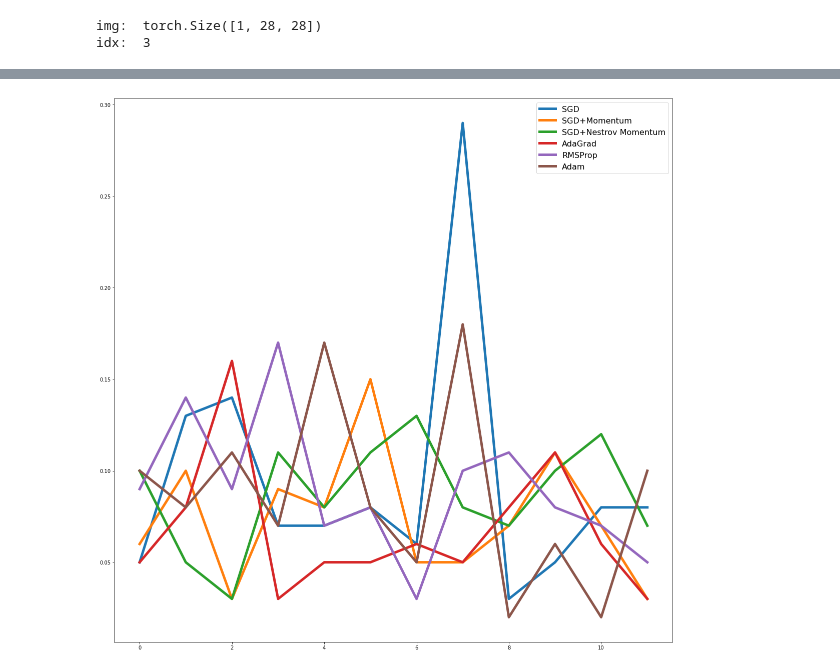
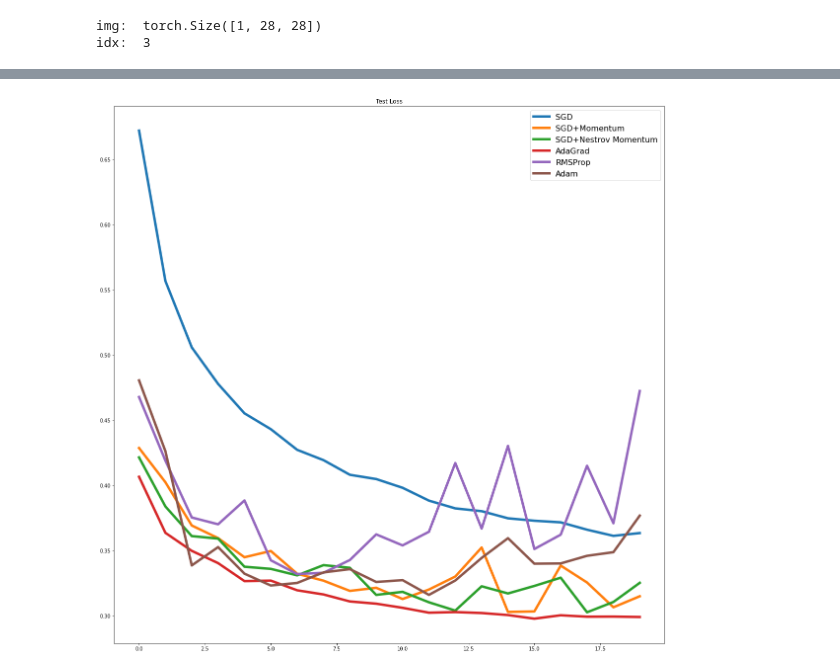
Before and after one commit to timointhebush/4-1-deeplearning, a Jupyter notebook: week6/fasiont_mnist.ipynb, the cells around one changed output, grey strips where cells are left out. Cells and saved outputs as stored; diff of their text form; code cells hidden in the pictures.

```diff
--- a/week6/fasiont_mnist.ipynb
+++ b/week6/fasiont_mnist.ipynb
@@ -283,7 +285,0 @@ Test Error:
-# %%
-idx_arr = []
-idx = 0
-while idx < len(sgd_loss_arr):
-    idx_arr.append(idx)
-    idx += 800
-print(idx_arr)
@@ -292,9 +286,17 @@ print(idx_arr)
-# %%
-loss_arr_list = [sgd_loss_arr, sgd_momentum_loss_arr, sgd_nestrov_momentum_loss_arr, adaGrad_loss_arr, rmsProp_loss_arr, adam_loss_arr]
-
-selected_loss_arr_list = [[] for _ in range(len(loss_arr_list))]
-
-for arr_idx, loss_arr in enumerate(loss_arr_list):
-    for idx in idx_arr:
-        loss = round(loss_arr[idx].to("cpu").detach().item(), 2)
-        selected_loss_arr_list[arr_idx].append(loss)
+# %%
+train_loss_arr_list = [sgd_train_loss_arr, sgd_momentum_train_loss_arr, sgd_nestrov_momentum_train_loss_arr, adaGrad_train_loss_arr, rmsProp_train_loss_arr, adam_train_loss_arr]
+
+test_loss_arr_list = [sgd_test_loss_arr, sgd_momentum_test_loss_arr, sgd_nestrov_momentum_test_loss_arr, adaGrad_test_loss_arr, rmsProp_test_loss_arr, adam_test_loss_arr]
+# %%
+import numpy as np
+idx_to_optimizer = {0: "SGD", 1: "SGD+Momentum", 2: "SGD+Nestrov Momentum", 3: "AdaGrad", 4: "RMSProp", 5: "Adam"}
+
+plt.figure(figsize=(11, 11))
+
+x = np.arange(epochs)
+for idx, loss_arr in enumerate(train_loss_arr_list):
+    plt.plot(x, [l.to("cpu").detach().item() for l in loss_arr], label = idx_to_optimizer[idx], linewidth = 3.0)
+
+plt.title("Train Loss")
+plt.legend(fontsize = 16)
+plt.show()
@@ -301,15 +305,16 @@ for arr_idx, loss_arr in enumerate(loss_arr_list):
 # %%
 import numpy as np
 
 idx_to_optimizer = {0: "SGD", 1: "SGD+Momentum", 2: "SGD+Nestrov Momentum", 3: "AdaGrad", 4: "RMSProp", 5: "Adam"}
 
 plt.figure(figsize=(20, 20))
 
-x = np.arange(len(idx_arr))
-for idx, loss_arr in enumerate(selected_loss_arr_list):
-    plt.plot(x, loss_arr, label = idx_to_optimizer[idx], linewidth = 5.0)
+x = np.arange(epochs)
+for idx, loss_arr in enumerate(test_loss_arr_list):
+    plt.plot(x, [l for l in loss_arr], label = idx_to_optimizer[idx], linewidth = 5.0)
 
+plt.title("Test Loss")
 plt.legend(fontsize = 16)
 plt.show()
 # %% [output]
-[figure, old version]
+[figure, new version]
```
Also changed, not shown: parts of 15 cells of this notebook.
